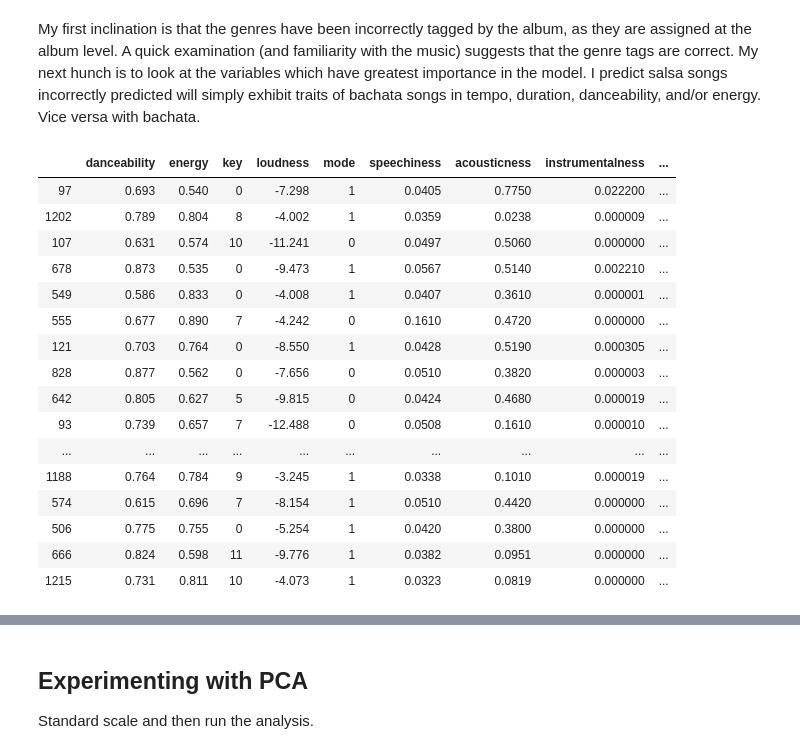
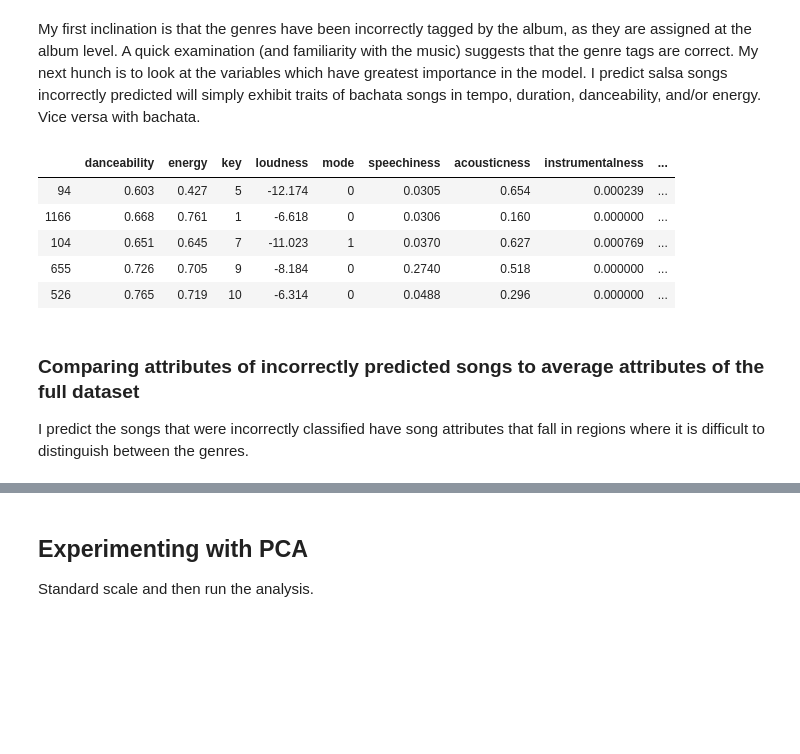
Before and after one commit to ayalasm/mod_5_project, a Jupyter notebook: Exploration.ipynb, the cells around one changed output, grey strips where cells are left out. Drawn from its saved outputs; the diff is of its cells as text; code cells hidden in the pictures; blank space fills up the shorter version.

```diff
--- a/Exploration.ipynb
+++ b/Exploration.ipynb
@@ -673,25 +678,32 @@ incorrect_df = df.iloc[df_indices,:]
-# %%
-columns = ['danceability', 'energy', 'key', 'loudness', 'mode', 'speechiness',
-           'acousticness', 'instrumentalness', 'liveness', 'valence', 'tempo',
-           'duration_ms', 'track_name', 'album_name', 'artists', 'genre']
-incorrect_df.loc[:,columns]
-# %% [output]
-|  | danceability | energy | key | loudness | mode | speechiness | acousticness | instrumentalness | ... |
-| 97 | 0.693 | 0.540 | 0 | -7.298 | 1 | 0.0405 | 0.7750 | 0.022200 | ... |
-| 1202 | 0.789 | 0.804 | 8 | -4.002 | 1 | 0.0359 | 0.0238 | 0.000009 | ... |
-| 107 | 0.631 | 0.574 | 10 | -11.241 | 0 | 0.0497 | 0.5060 | 0.000000 | ... |
-| 678 | 0.873 | 0.535 | 0 | -9.473 | 1 | 0.0567 | 0.5140 | 0.002210 | ... |
-| 549 | 0.586 | 0.833 | 0 | -4.008 | 1 | 0.0407 | 0.3610 | 0.000001 | ... |
-| 555 | 0.677 | 0.890 | 7 | -4.242 | 0 | 0.1610 | 0.4720 | 0.000000 | ... |
-| 121 | 0.703 | 0.764 | 0 | -8.550 | 1 | 0.0428 | 0.5190 | 0.000305 | ... |
-| 828 | 0.877 | 0.562 | 0 | -7.656 | 0 | 0.0510 | 0.3820 | 0.000003 | ... |
-| 642 | 0.805 | 0.627 | 5 | -9.815 | 0 | 0.0424 | 0.4680 | 0.000019 | ... |
-| 93 | 0.739 | 0.657 | 7 | -12.488 | 0 | 0.0508 | 0.1610 | 0.000010 | ... |
-| ... | ... | ... | ... | ... | ... | ... | ... | ... | ... |
-| 1188 | 0.764 | 0.784 | 9 | -3.245 | 1 | 0.0338 | 0.1010 | 0.000019 | ... |
-| 574 | 0.615 | 0.696 | 7 | -8.154 | 1 | 0.0510 | 0.4420 | 0.000000 | ... |
-| 506 | 0.775 | 0.755 | 0 | -5.254 | 1 | 0.0420 | 0.3800 | 0.000000 | ... |
-| 666 | 0.824 | 0.598 | 11 | -9.776 | 1 | 0.0382 | 0.0951 | 0.000000 | ... |
-| 1215 | 0.731 | 0.811 | 10 | -4.073 | 1 | 0.0323 | 0.0819 | 0.000000 | ... |
+# %%
+# reshape test values
+test_values = (y_test.values).reshape(1,-1)[0]
+
+# find list indices of incorrect predictions
+wrong_pred_indices = [i for i in range(len(test_values)) if test_values[i] != y_pred_forest_no_eng[i]]
+
+# find dataframe indices of incorrect predictions
+df_indices = y_test.reset_index().iloc[wrong_pred_indices,:]['index'].values
+
+# Select only the columns we want to inspect
+columns = ['danceability', 'energy', 'key', 'loudness', 'mode', 'speechiness',
+           'acousticness', 'instrumentalness', 'liveness', 'valence', 'tempo',
+           'duration_ms', 'track_name', 'album_name', 'artists', 'genre']
+
+# Create dataframe that includes ONLY songs that were incorrectly classified
+incorrect_df = df.loc[df_indices,columns]
+
+incorrect_df.head()
+# %% [output]
+|  | danceability | energy | key | loudness | mode | speechiness | acousticness | instrumentalness | ... |
+| 94 | 0.603 | 0.427 | 5 | -12.174 | 0 | 0.0305 | 0.654 | 0.000239 | ... |
+| 1166 | 0.668 | 0.761 | 1 | -6.618 | 0 | 0.0306 | 0.160 | 0.000000 | ... |
+| 104 | 0.651 | 0.645 | 7 | -11.023 | 1 | 0.0370 | 0.627 | 0.000769 | ... |
+| 655 | 0.726 | 0.705 | 9 | -8.184 | 0 | 0.2740 | 0.518 | 0.000000 | ... |
+| 526 | 0.765 | 0.719 | 10 | -6.314 | 0 | 0.0488 | 0.296 | 0.000000 | ... |
+# %% [markdown]
+### Comparing attributes of incorrectly predicted songs to average attributes of the full dataset
+
+I predict the songs that were incorrectly classified have song attributes that fall  in  regions where it is difficult to distinguish between the genres.
 # %%
 tempo_comp = pd.concat([pd.DataFrame(df.groupby('genre').agg({'tempo':'mean'})),pd.DataFrame(incorrect_df.groupby('genre').agg({'tempo':'mean'}))],axis=1)
```
Also changed, not shown: parts of 38 cells of this notebook, 6 other files.
